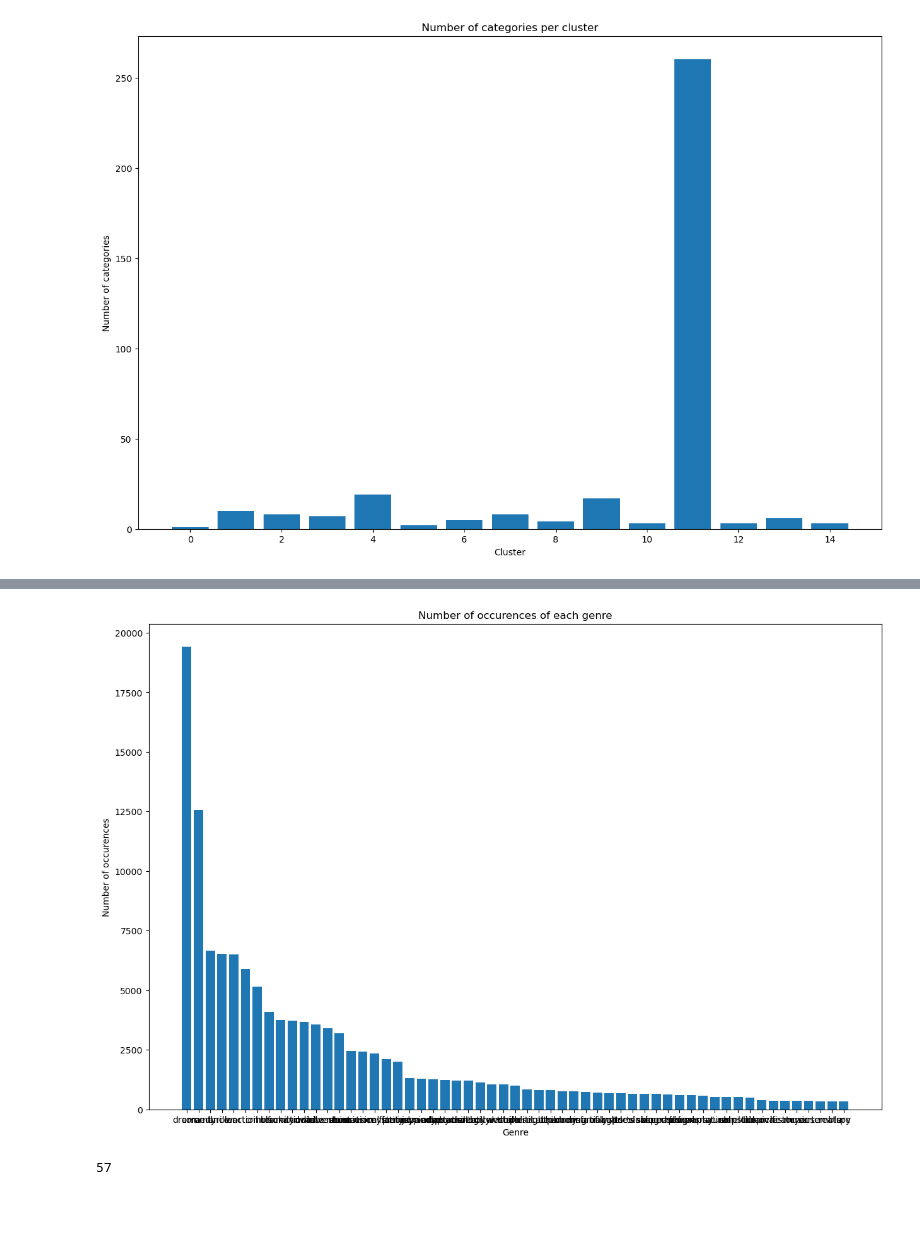
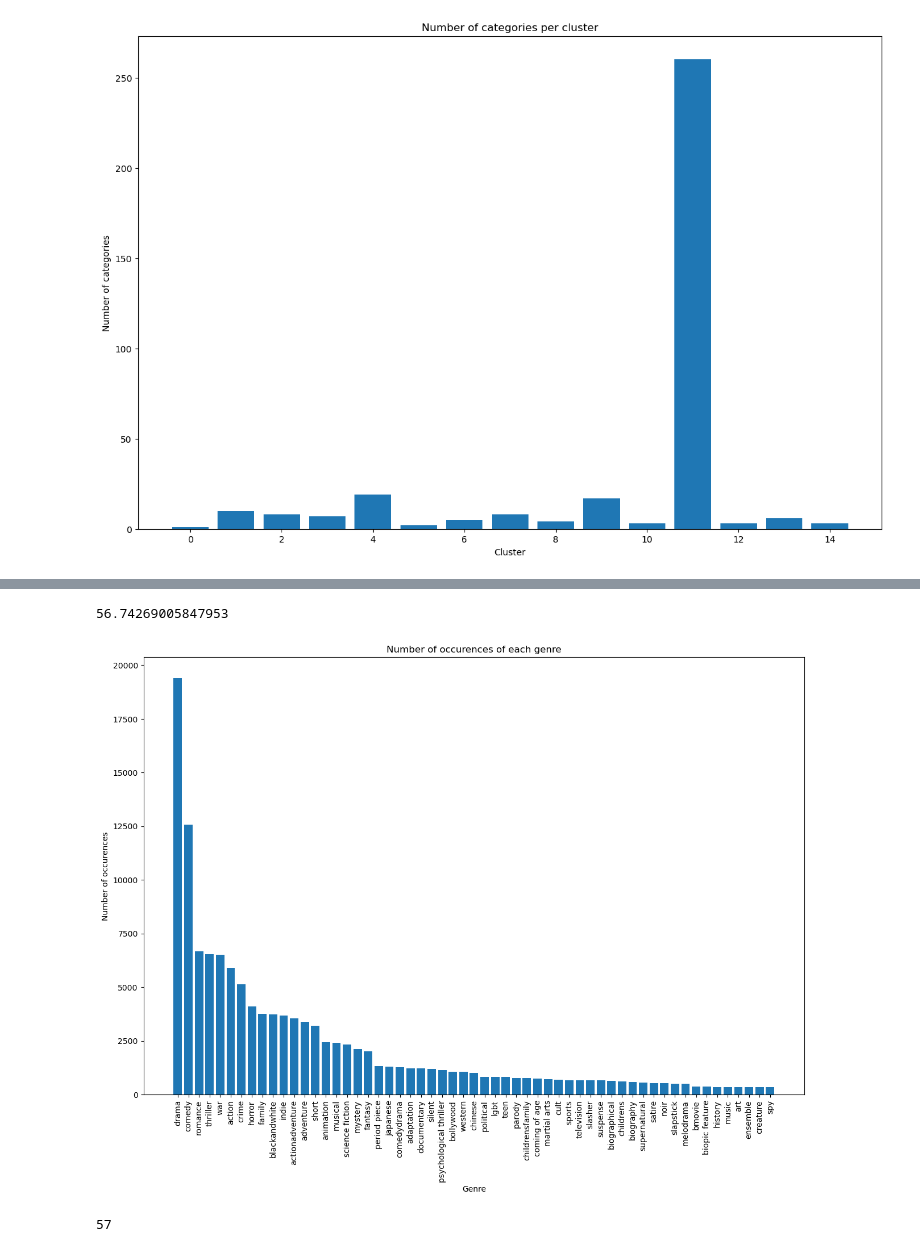
Before and after one commit to MatthiasRemta/NLP_Project, a Jupyter notebook: reducing_categories.ipynb, the cells around one changed output, grey strips where cells are left out. Saved outputs shown, nothing was run; the diff lists cells and outputs as text; code cells hidden in the pictures; blank space fills up the shorter version.

```diff
--- a/reducing_categories.ipynb
+++ b/reducing_categories.ipynb
@@ -246,18 +256,24 @@ ensemble                    349
 creature                    347
 spy                         342
 Name: count, dtype: int64
+# %%
+19406/342
+# %% [output]
+56.74269005847953
 # %%
 #plot the number of occurences of each genre
 plt.figure(figsize=(15,10))
 plt.bar(df_exploded['genre'].value_counts().index, df_exploded['genre'].value_counts())
 plt.title('Number of occurences of each genre')
 plt.xlabel('Genre')
+#turn x labels 90 degrees
+plt.xticks(rotation=90)
 plt.ylabel('Number of occurences')
 plt.show()
 #print number of unique genres
 print(len(df_exploded['genre'].unique()))
 # %% [output]
-[figure, old version]
+[figure, new version]
 57
 # %%
 #save the df to a pickle file
```
Also changed, not shown: parts of 9 cells of this notebook, 2 other files.
